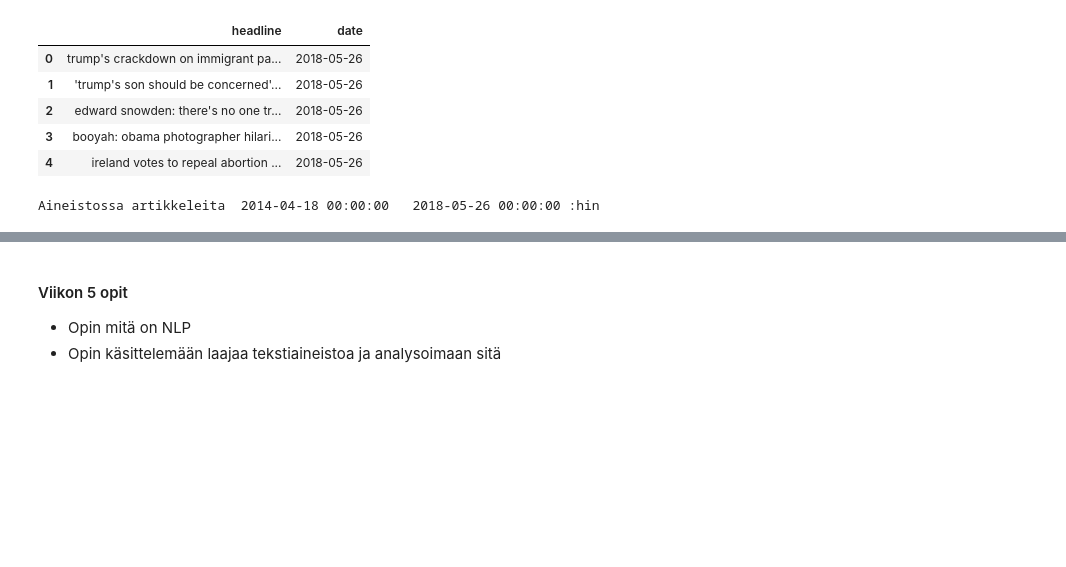
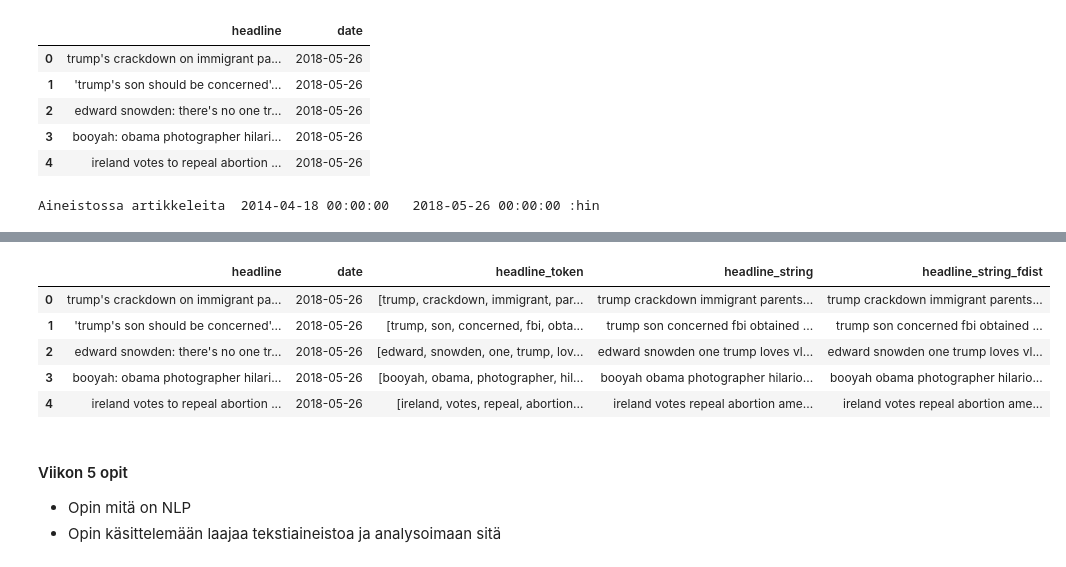
Before and after one commit to holezekki99/JODA2022, a Jupyter notebook: JODA2022_oppimispäiväkirja.ipynb, the cells around one changed output, grey strips where cells are left out. Drawn from its saved outputs; the diff is of its cells as text; code cells hidden in the pictures; blank space fills up the shorter version.

```diff
--- a/JODA2022_oppimispäiväkirja.ipynb
+++ b/JODA2022_oppimispäiväkirja.ipynb
@@ -381,0 +428,6 @@ Aineistossa artikkeleita  2014-04-18 00:00:00   2018-05-26 00:00:00 :hin
+# %%
+# Muodostetaan koko aineistosta yksi lista
+all_words = ' '.join([word for word in df['headline_string']])
+# %%
+nltk.download('punkt') # Tämä vaadittiin, jotta tokenize_word toimii. En tiedä miksi...
+tokenized_words = word_tokenize(all_words)
@@ -381,0 +437,5 @@ Aineistossa artikkeleita  2014-04-18 00:00:00   2018-05-26 00:00:00 :hin
+# %%
+from nltk.probability import FreqDist
+
+fdist = FreqDist(tokenized_words)
+fdist
@@ -382,3 +460,14 @@ Aineistossa artikkeleita  2014-04-18 00:00:00   2018-05-26 00:00:00 :hin
+# %%
+df['headline_string_fdist'] = df['headline_token'].apply(lambda x: ' '.join([item for item in x if fdist[item] >= 1 ]))
+# %%
+df.head()
+# %% [output]
+|  | headline | date | headline_token | headline_string | headline_string_fdist |
+| 0 | trump's crackdown on immigrant pa... | 2018-05-26 | [trump, crackdown, immigrant, par... | trump crackdown immigrant parents... | trump crackdown immigrant parents... |
+| 1 | 'trump's son should be concerned'... | 2018-05-26 | [trump, son, concerned, fbi, obta... | trump son concerned fbi obtained ... | trump son concerned fbi obtained ... |
+| 2 | edward snowden: there's no one tr... | 2018-05-26 | [edward, snowden, one, trump, lov... | edward snowden one trump loves vl... | edward snowden one trump loves vl... |
+| 3 | booyah: obama photographer hilari... | 2018-05-26 | [booyah, obama, photographer, hil... | booyah obama photographer hilario... | booyah obama photographer hilario... |
+| 4 | ireland votes to repeal abortion ... | 2018-05-26 | [ireland, votes, repeal, abortion... | ireland votes repeal abortion ame... | ireland votes repeal abortion ame... |
 # %% [markdown]
 
 #### Viikon 5 opit
```
Also changed, not shown: parts of 9 cells of this notebook.
